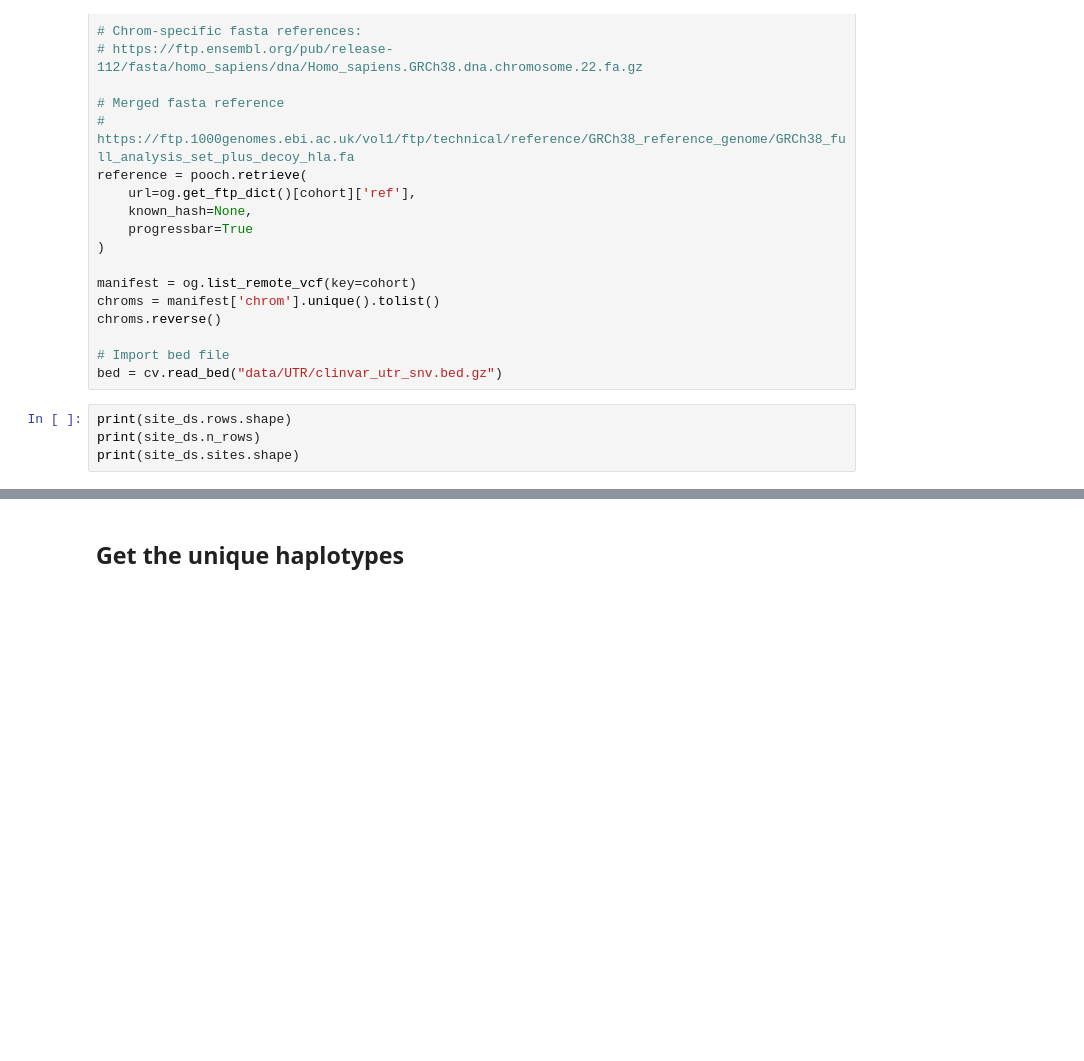
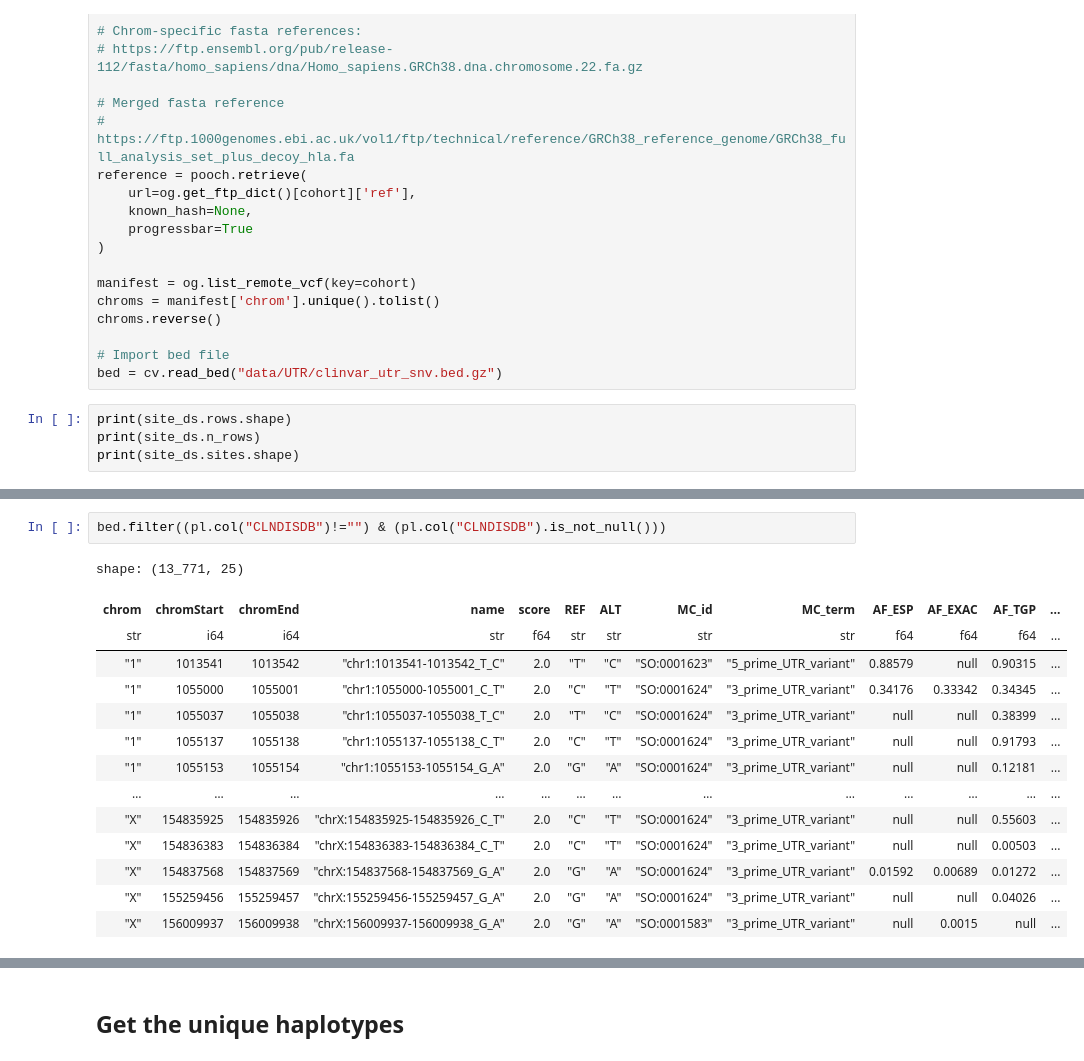
Before and after one commit to bschilder/VEP_DNA, a Jupyter notebook: notebooks/vep_dna_pipeline.ipynb, the cells around one changed output, grey strips where cells are left out. Saved outputs shown, nothing was run; the diff lists cells and outputs as text; blank space fills up the shorter version.

```diff
--- a/notebooks/vep_dna_pipeline.ipynb
+++ b/notebooks/vep_dna_pipeline.ipynb
@@ -392,3 +432,20 @@ xr_ds = vp.vep_pipeline_onekg(bed=bed,
+# %%
+bed.filter((pl.col("CLNDISDB")!="") & (pl.col("CLNDISDB").is_not_null()))
+# %% [output]
+shape: (13_771, 25)
+| chrom | chromStart | chromEnd | name | score | REF | ALT | MC_id | MC_term | AF_ESP | AF_EXAC | AF_TGP | ... |
+| str | i64 | i64 | str | f64 | str | str | str | str | f64 | f64 | f64 | ... |
+| "1" | 1013541 | 1013542 | "chr1:1013541-1013542_T_C" | 2.0 | "T" | "C" | "SO:0001623" | "5_prime_UTR_variant" | 0.88579 | null | 0.90315 | ... |
+| "1" | 1055000 | 1055001 | "chr1:1055000-1055001_C_T" | 2.0 | "C" | "T" | "SO:0001624" | "3_prime_UTR_variant" | 0.34176 | 0.33342 | 0.34345 | ... |
+| "1" | 1055037 | 1055038 | "chr1:1055037-1055038_T_C" | 2.0 | "T" | "C" | "SO:0001624" | "3_prime_UTR_variant" | null | null | 0.38399 | ... |
+| "1" | 1055137 | 1055138 | "chr1:1055137-1055138_C_T" | 2.0 | "C" | "T" | "SO:0001624" | "3_prime_UTR_variant" | null | null | 0.91793 | ... |
+| "1" | 1055153 | 1055154 | "chr1:1055153-1055154_G_A" | 2.0 | "G" | "A" | "SO:0001624" | "3_prime_UTR_variant" | null | null | 0.12181 | ... |
+| … | … | … | … | … | … | … | … | … | … | … | … | ... |
+| "X" | 154835925 | 154835926 | "chrX:154835925-154835926_C_T" | 2.0 | "C" | "T" | "SO:0001624" | "3_prime_UTR_variant" | null | null | 0.55603 | ... |
+| "X" | 154836383 | 154836384 | "chrX:154836383-154836384_C_T" | 2.0 | "C" | "T" | "SO:0001624" | "3_prime_UTR_variant" | null | null | 0.00503 | ... |
+| "X" | 154837568 | 154837569 | "chrX:154837568-154837569_G_A" | 2.0 | "G" | "A" | "SO:0001624" | "3_prime_UTR_variant" | 0.01592 | 0.00689 | 0.01272 | ... |
+| "X" | 155259456 | 155259457 | "chrX:155259456-155259457_G_A" | 2.0 | "G" | "A" | "SO:0001624" | "3_prime_UTR_variant" | null | null | 0.04026 | ... |
+| "X" | 156009937 | 156009938 | "chrX:156009937-156009938_G_A" | 2.0 | "G" | "A" | "SO:0001583" | "3_prime_UTR_variant" | null | 0.0015 | null | ... |
 # %%
 vep_df = vp.load_vep_results(xr_ds,
                              dropna_subset=["flashzoi"])
```
Also changed, not shown: parts of 2 cells of this notebook, 2 other files.
